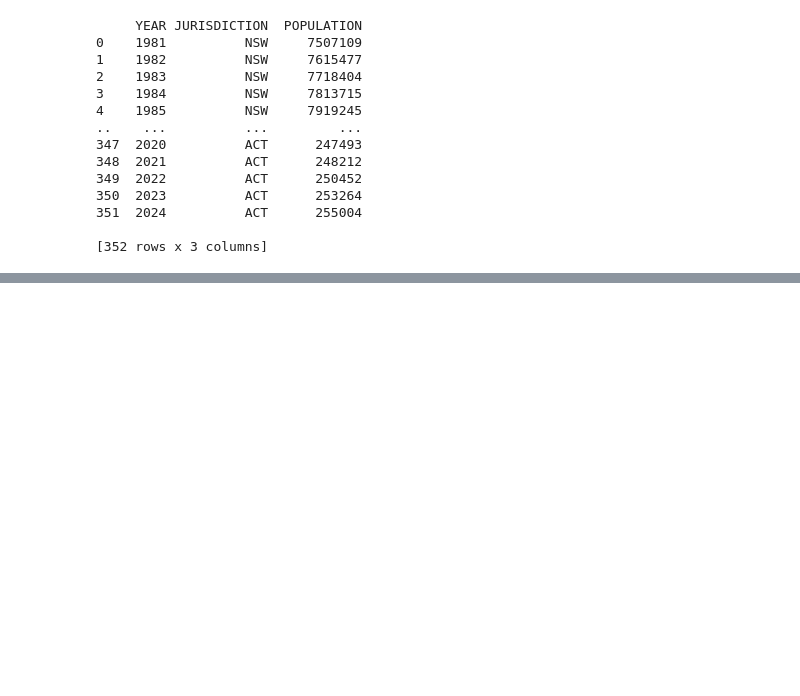
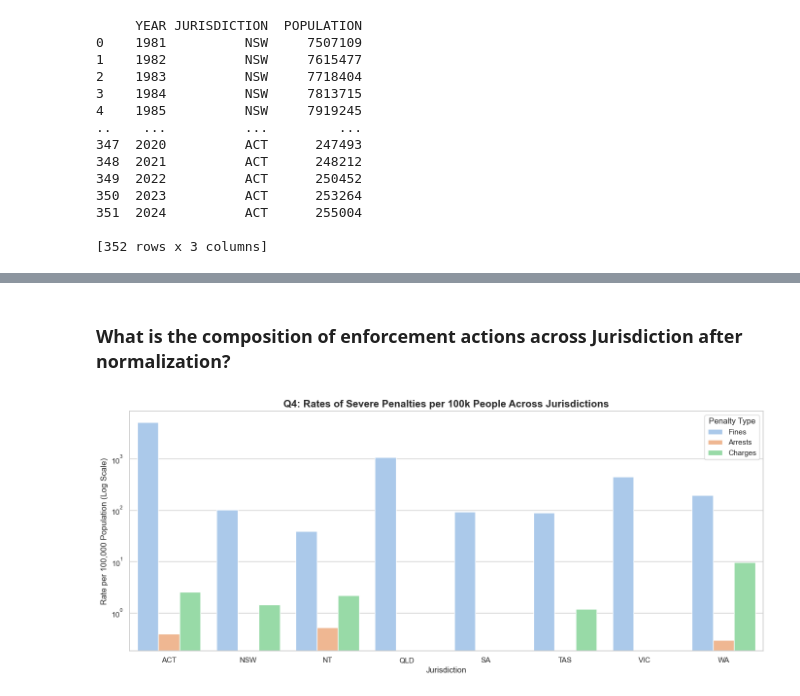
Before and after one commit to Dong2k5/Mobile_Phone_Offences_Project, a Jupyter notebook: Project/cos30045.ipynb, the cells around one changed output, grey strips where cells are left out. Saved outputs shown, nothing was run; the diff lists cells and outputs as text; code cells hidden in the pictures; blank space fills up the shorter version.

Commit message:
Update with more visualized chart

```diff
--- a/Project/cos30045.ipynb
+++ b/Project/cos30045.ipynb
@@ -100,10 +98,4 @@ import seaborn as sns
 sns.set_theme(style="whitegrid")
-# %%
-
-import matplotlib.pyplot as plt
-import seaborn as sns
-
-sns.set_theme(style="whitegrid")
 # %%
 q1_trend = df_mobile.groupby('YEAR')['FINES'].sum().reset_index()
 
@@ -395,0 +427,26 @@ Final size after Merge: (2176, 13)
+# %% [markdown]
+### What is the composition of enforcement actions across Jurisdiction after normalization?
+# %%
+# Prepare data combining per 100k rates
+q4_melted = df_norm.groupby('JURISDICTION')[['FINES_PER_100K', 'ARRESTS_PER_100K', 'CHARGES_PER_100K']].mean().reset_index()
+q4_melted = q4_melted.melt(id_vars='JURISDICTION', var_name='Penalty Type', value_name='Rate per 100k')
+
+# Clean up the labels for the legend
+q4_melted['Penalty Type'] = q4_melted['Penalty Type'].replace({
+    'FINES_PER_100K': 'Fines',
+    'ARRESTS_PER_100K': 'Arrests',
+    'CHARGES_PER_100K': 'Charges'
+})
+
+plt.figure(figsize=(14, 6))
+sns.barplot(data=q4_melted, x='JURISDICTION', y='Rate per 100k', hue='Penalty Type', palette='pastel')
+
+plt.title('Q4: Rates of Severe Penalties per 100k People Across Jurisdictions', fontsize=15, fontweight='bold')
+plt.xlabel('Jurisdiction', fontsize=12)
+plt.ylabel('Rate per 100,000 Population (Log Scale)', fontsize=12)
+plt.yscale('log') # Log scale because Fines deeply outweigh Arrests/Charges
+plt.legend(title='Penalty Type')
+plt.tight_layout()
+plt.show()
+# %% [output]
+[figure, added]
```
Also changed, not shown: parts of 9 cells of this notebook.
